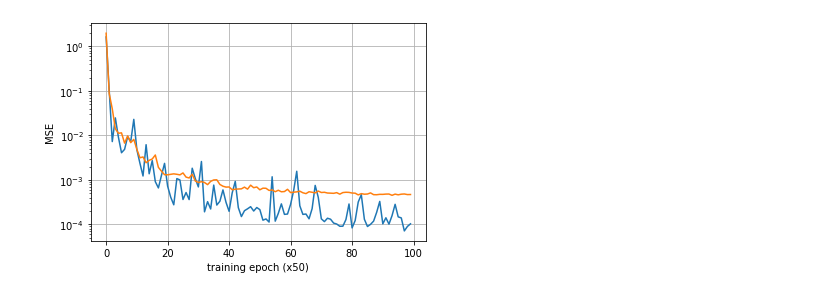
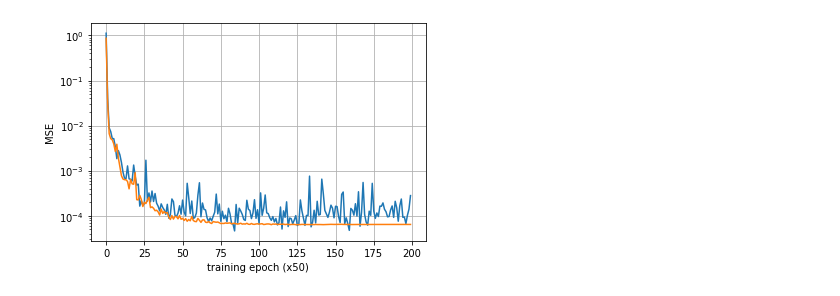
Before and after one commit to FeiGSSS/Control, a Jupyter notebook: notebooks/plot_loss.ipynb, the cells around one changed output. Drawn from its saved outputs; the diff is of its cells as text; code cells hidden in the pictures.

```diff
--- a/notebooks/plot_loss.ipynb
+++ b/notebooks/plot_loss.ipynb
@@ -7,12 +4,15 @@ val = np.load("./checkpoints/val_loos_scheduler.npy")
 # %%
+train = np.load("../checkpoints/train_loss_base.npy")
+val = np.load("../checkpoints/val_loos_base.npy")
+
 fig, ax = plt.subplots()
 ax.set_yscale("log")
 ax.plot(train)
 ax.plot(val)
 ax.set_ylabel("MSE")
 ax.set_xlabel("training epoch (x50)")
 ax.grid()
 plt.draw()
 plt.show()
 # %% [output]
-[figure, old version]
+[figure, new version]
```
Also changed, not shown: parts of 2 cells of this notebook, 3 other files.
